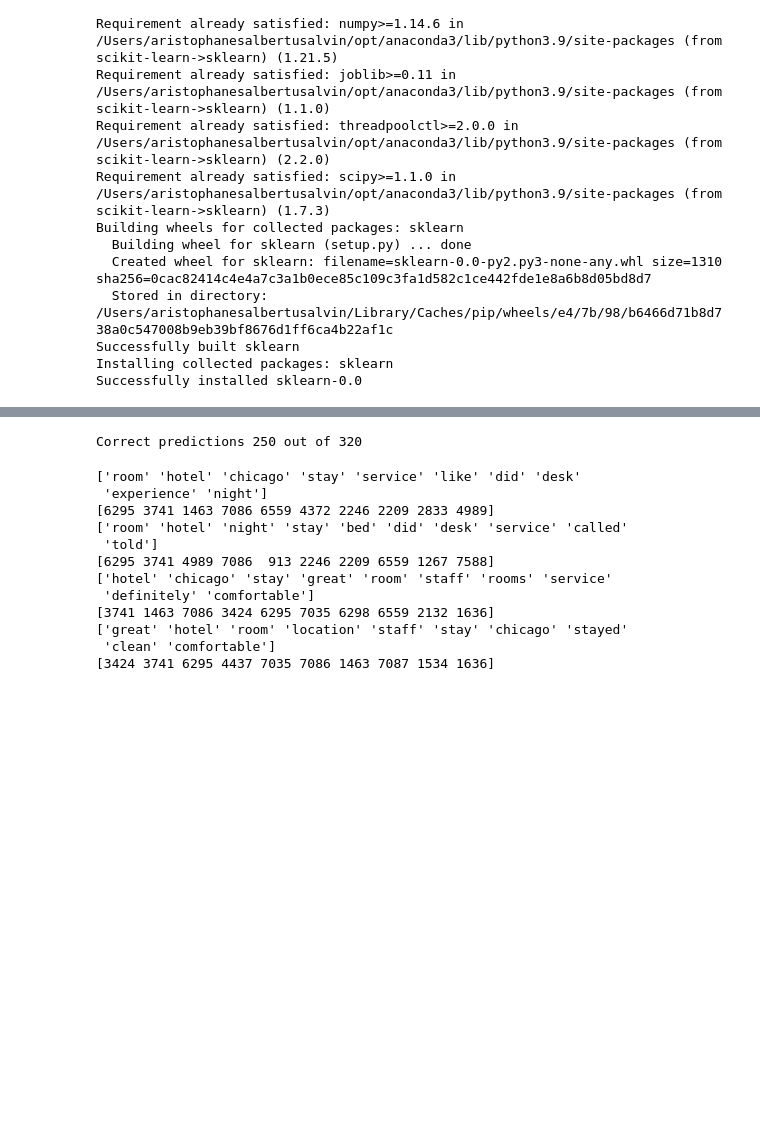
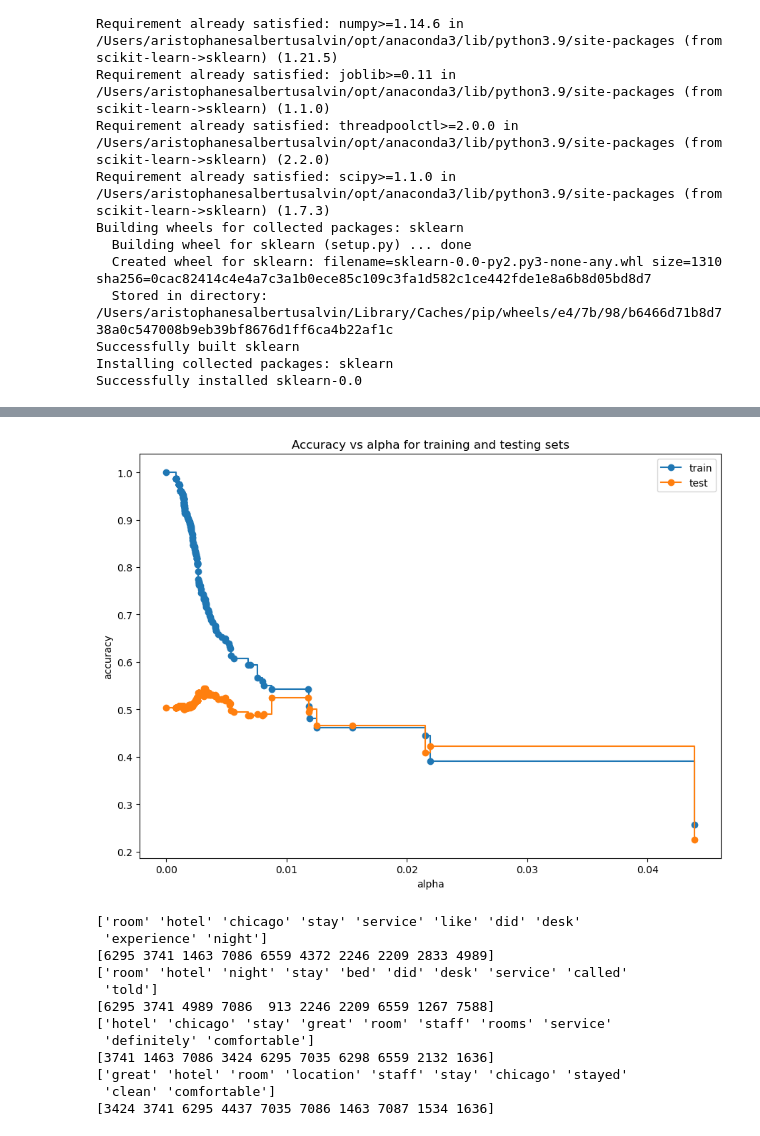
Before and after one commit to gusluchetti/uu-ai-data-mining, a Jupyter notebook: pa2/Practical Assignment 2.ipynb, the cells around one changed output, grey strips where cells are left out. Drawn from its saved outputs; the diff is of its cells as text; code cells hidden in the pictures; blank space fills up the shorter version.

Commit message:
Attempt to improve the performance of the Decision Tree Classifier using Cost-Complexity Pruning method.

```diff
--- a/pa2/Practical Assignment 2.ipynb
+++ b/pa2/Practical Assignment 2.ipynb
@@ -30,11 +32,21 @@ from sklearn.linear_model import LogisticRegression
 from sklearn.tree import DecisionTreeClassifier
 from sklearn.ensemble import RandomForestClassifier
 # %%
-# Loading the data and making the train-test splits.
+# Load data from .txt files and make the train-test splits.
+# Since we're working with text data, we need to vectorize the documents / turn each document
+# into a point vector in a n-dimentions space.
+# Moreover, rather than simply using the word counts, we want to use the Term Frequency as feature value.
 
 review_files = load_files('./cleaned_op_spam', encoding='latin-1')
 x_train, x_test, y_train, y_test = train_test_split(review_files.data, review_files.target, test_size=0.2)
 
+vectorizer = TfidfVectorizer(stop_words='english')
+x_train_vec = vectorizer.fit_transform(x_train)
+x_test_vec = vectorizer.transform(x_test)
+# print(x_trainvec.toarray())
+# print(vectorizer.get_feature_names_out())
+
+print('===== Target classes =====')
 print(review_files.target_names)
 # print(review_files)
 # %% [output]
@@ -66,12 +88,36 @@ LReg correct predictions 248 out of 320
 # %%
-correct_pred = 0
-for i in range(len(y_test)):
-    if y_preds1[i] == y_test[i]:
-        correct_pred += 1
+# Attempt to optimize the Decision Tree using Cost-Complexity Pruning technique
 
-print(f"Correct predictions {correct_pred} out of {len(y_test)}")
+path = dectree.cost_complexity_pruning_path(x_train_vec, y_train)
+ccp_alphas, impurities = path.ccp_alphas, path.impurities
+# print(ccp_alphas)
+# print(impurities)
+
+dtrees = []
+for ccp_alpha in ccp_alphas:
+    dtr = DecisionTreeClassifier(random_state=0, ccp_alpha=ccp_alpha)
+    dtr.fit(x_train_vec, y_train)
+    dtrees.append(dtr)
+# print(f"Number of nodes in the last tree is: {dectrees[-1].tree_.node_count} with ccp_alpha: {ccp_alphas[-1]}")
+
+train_scores = [dtr.score(x_train_vec, y_train) for dtr in dtrees]
+test_scores = [dtr.score(x_test_vec, y_test) for dtr in dtrees]
+
+fig, ax = plt.subplots()
+fig.set_size_inches(10.5, 7.5)
+fig.set_dpi(100)
+ax.set_xlabel("alpha")
+ax.set_ylabel("accuracy")
+ax.set_title("Accuracy vs alpha for training and testing sets")
+ax.plot(ccp_alphas, train_scores, marker="o", label="train", drawstyle="steps-post")
+ax.plot(ccp_alphas, test_scores, marker="o", label="test", drawstyle="steps-post")
+ax.legend()
+plt.show()
+
+# CONCLUSION: Accuracy optimizes at alpha 0.01. However, the score remains at ±52% so there is no noticeable
+# improvement achieved by the cost-complexity pruning, compared to the simple un-pruned tree.
 # %% [output]
-Correct predictions 250 out of 320
+[figure, added]
 # %%
 neg_dec_prob_sorted = mnb.feature_log_prob_[0, :].argsort()[::-1]
 neg_tru_prob_sorted = mnb.feature_log_prob_[1, :].argsort()[::-1]
```
Also changed, not shown: parts of 4 cells of this notebook.
